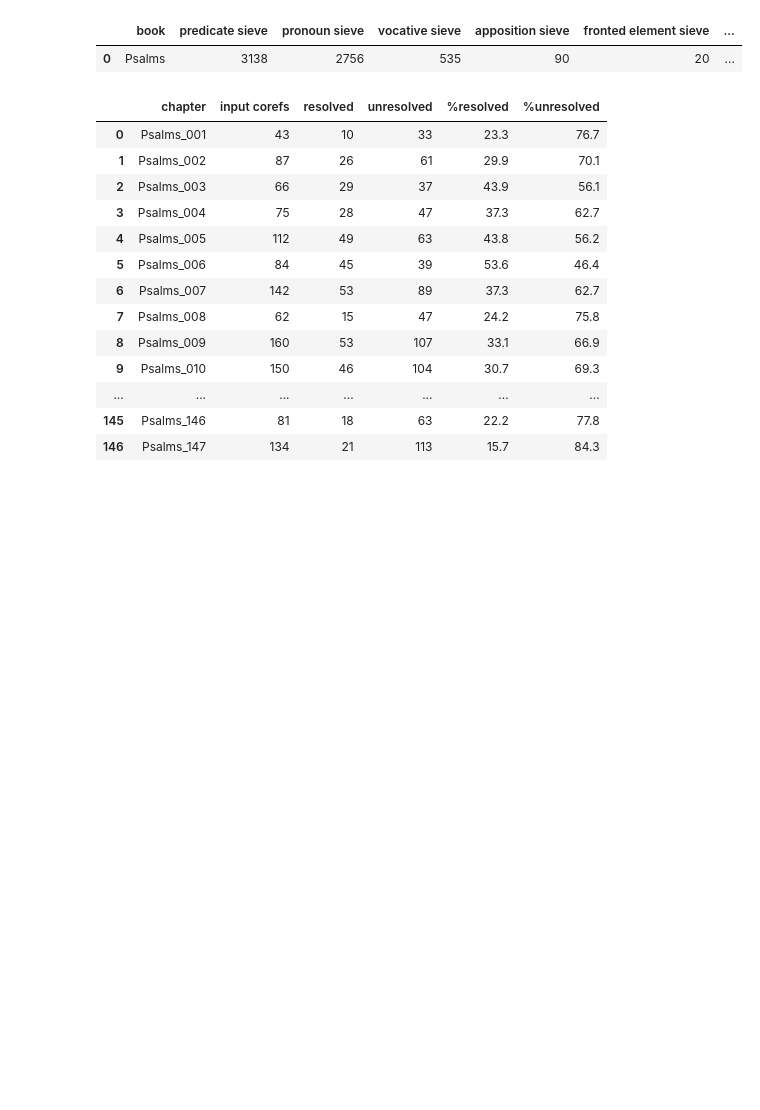
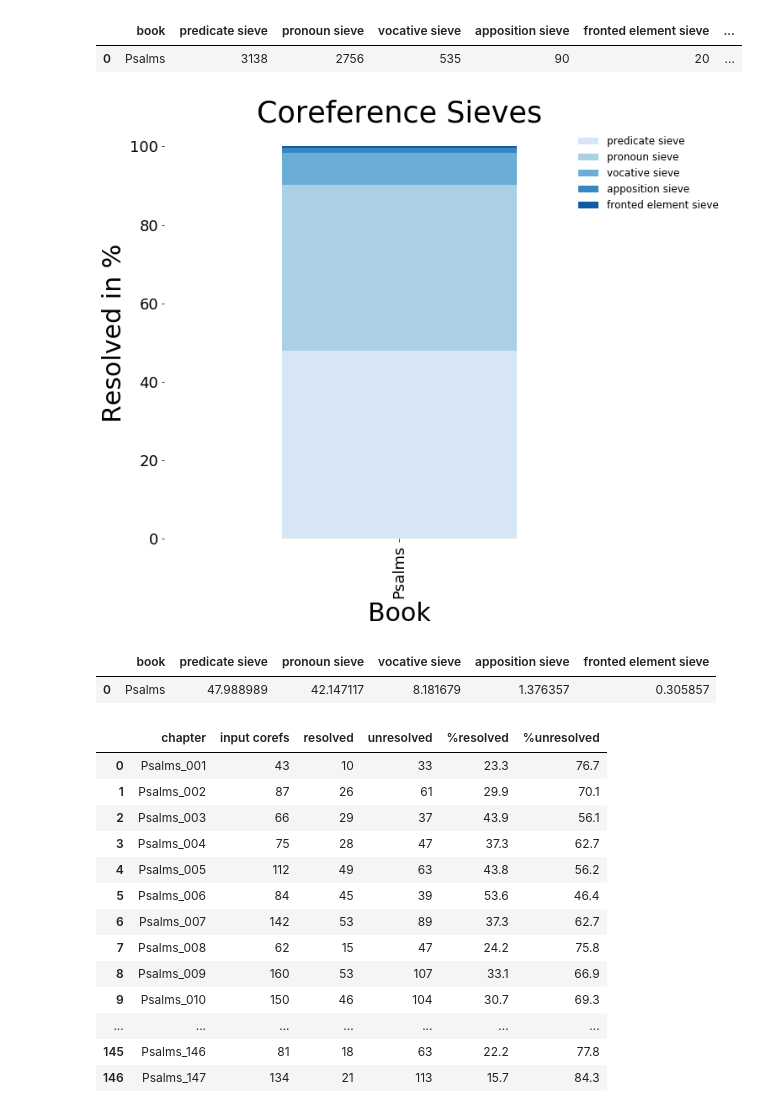
Before and after one commit to cmerwich/participant-analysis, a Jupyter notebook: mimi/MiMi.ipynb, the cells around one changed output. Saved outputs shown, nothing was run; the diff lists cells and outputs as text; code cells hidden in the pictures; blank space fills up the shorter version.

Commit message:
new graphs

```diff
--- a/mimi/MiMi.ipynb
+++ b/mimi/MiMi.ipynb
@@ -152,6 +155,35 @@ sieve_total_df
 # %% [output]
 |  | book | predicate sieve | pronoun sieve | vocative sieve | apposition sieve | fronted element sieve | ... |
 | 0 | Psalms | 3138 | 2756 | 535 | 90 | 20 | ... |
+# %%
+#sns.choose_colorbrewer_palette('sequential')
+sieves = ('predicate sieve', 'pronoun sieve', 'vocative sieve',
+          'apposition sieve', 'fronted element sieve')
+colours = sns.color_palette("Blues", n_colors=len(sieves))
+
+df_total = sieve_total_df['total sieves']
+
+df = sieve_total_df.drop(['total sieves'], axis=1)
+df = df.set_index('book')
+
+res = df.div(df.sum(axis=1), axis=0)*100
+res = res.reset_index()
+matplotlib.rc('xtick', labelsize=18)
+matplotlib.rc('ytick', labelsize=18)
+res.plot(kind='bar', x='book', stacked=True, figsize=(10,9), color=colours)
+plt.title(('Coreference Sieves'), fontsize=35)
+plt.xlabel('Book', fontsize=30)
+plt.ylabel('Resolved in %', fontsize=30)
+plt.box(False)
+plt.legend(frameon=False, fontsize=12, loc='best', bbox_to_anchor=(.7, .5, 0.5, 0.5))
+plt.show()
+# %% [output]
+[figure, added]
+# %%
+res
+# %% [output]
+|  | book | predicate sieve | pronoun sieve | vocative sieve | apposition sieve | fronted element sieve |
+| 0 | Psalms | 47.988989 | 42.147117 | 8.181679 | 1.376357 | 0.305857 |
 # %%
 ExportToLatex(OUTPUT_LOC, 'sieve_stats_ps', sieve_total_df, indx = False)
 # %%
```
Also changed, not shown: parts of 5 cells of this notebook, 44 other files.
